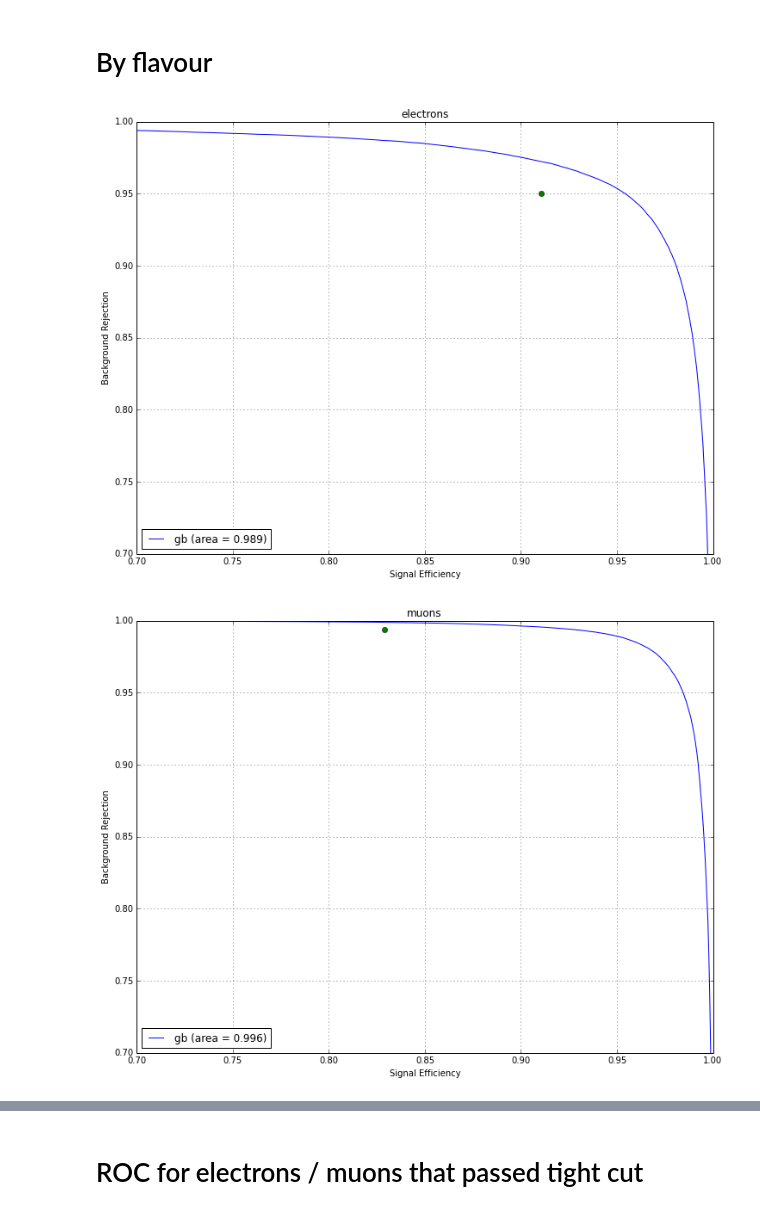
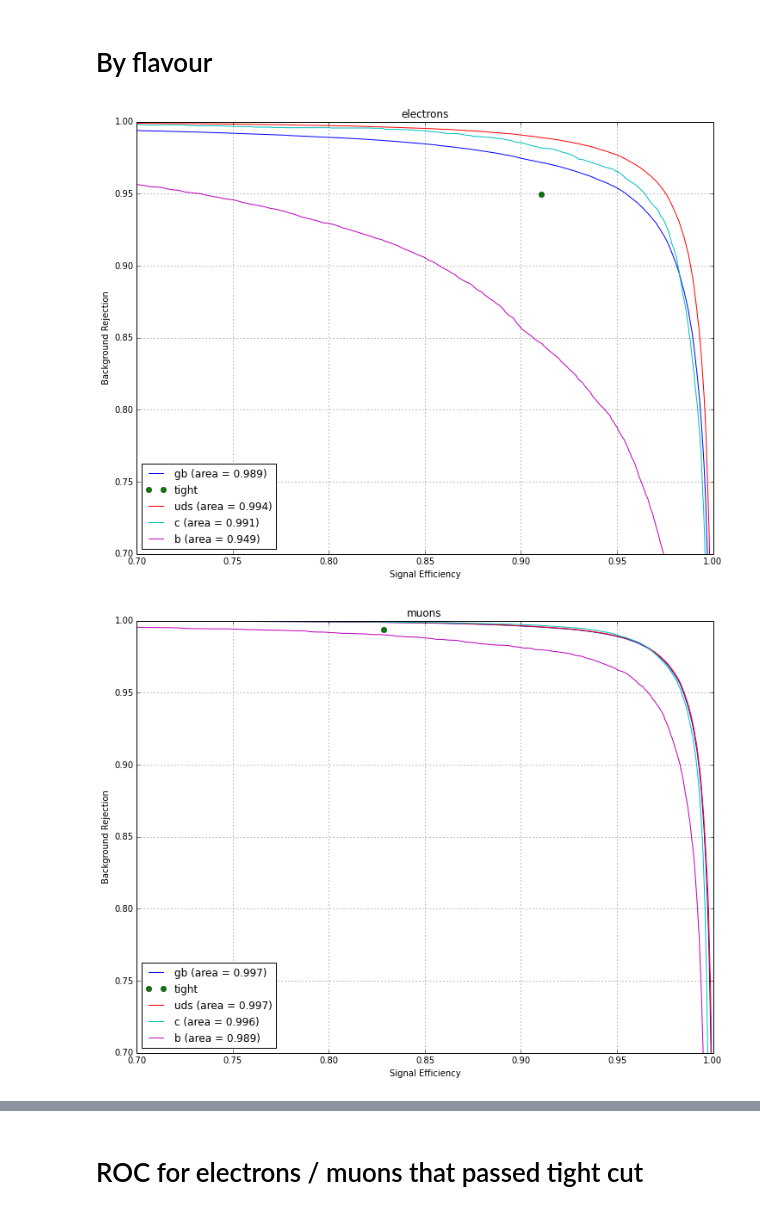
Before and after one commit to arogozhnikov/FakeLeptons, a Jupyter notebook: notebooks/SimpleTraining.ipynb, the cells around one changed output, grey strips where cells are left out. Drawn from its saved outputs; the diff is of its cells as text; code cells hidden in the pictures.

Commit message:
several plots on one camvas

```diff
--- a/notebooks/SimpleTraining.ipynb
+++ b/notebooks/SimpleTraining.ipynb
@@ -23,3 +21,6 @@ orgins = {0: 'uds', 1: 'c', 2: 'b'}
+# %%
+flavours = {0: 'electrons', 1: 'muons'}
+origins = {1: 'uds', 2: 'c', 3: 'b'} # and 0: prompt
 # %% [markdown]
 ## Listing all available branches
 # %%
@@ -298,14 +260,20 @@ dtype: float64
 # %%
 for flavour, flavour_name in flavours.items():
     mask = numpy.array(testX._flavors == flavour)
     classifiers.test_on(testX[mask], testY[mask]).roc()
     # comparing with istight
     fpr, tpr, _ = roc_curve(testY[mask], testX._istight[mask])
     plot(tpr[1:2], 1 - fpr[1:2], 'o', label='tight')
-    title(flavor_name)
+    title(flavour_name)
     xlim(0.7, 1.)
     ylim(0.7, 1.)
+    for origin, origin_name in origins.items():
+        mask = (testX._flavors == flavour) & ( (testX._originReduced == 0) | (testX._originReduced == origin) )
+        mask = numpy.array(mask)
+        preds = classifiers['gb'].predict_proba(testX[mask])[:, 1]
+        plot_roc(testY[mask], preds, classifier_name=origin_name)
+    legend(loc='lower left')
     grid()
 # %% [output]
-[figure, old version]
+[figure, new version]
-[figure, old version]
+[figure, new version]
```
Also changed, not shown: parts of 14 cells of this notebook.
